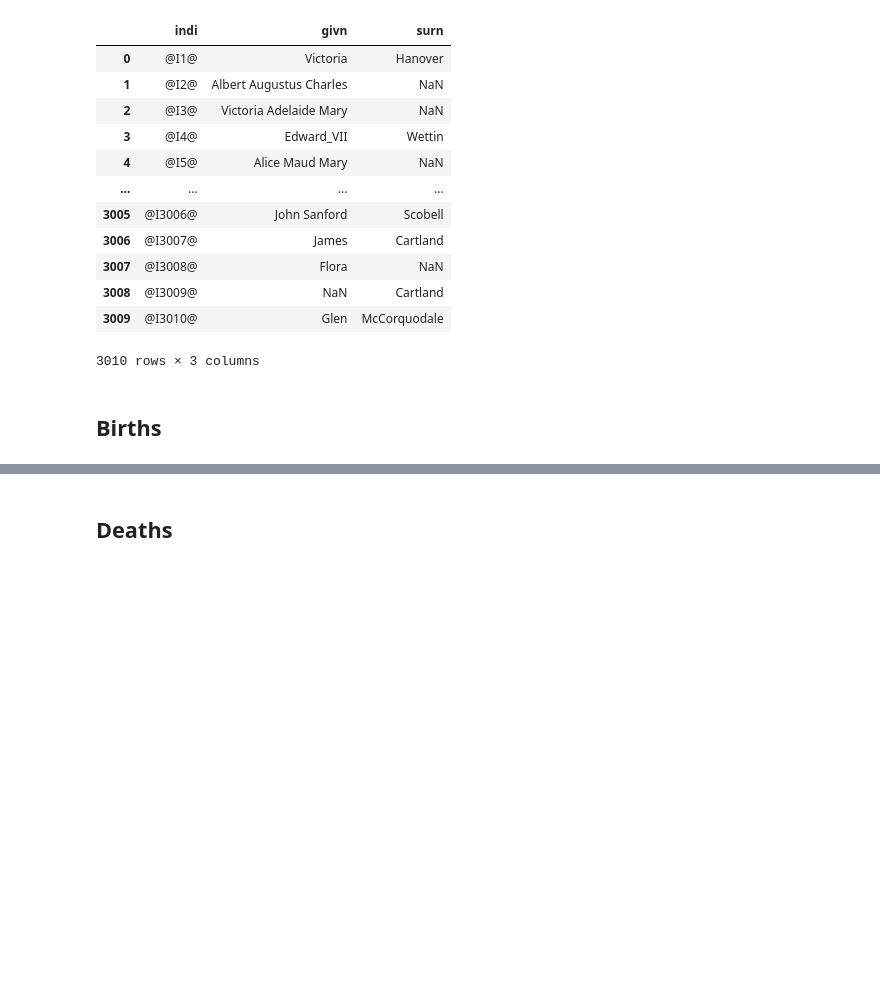
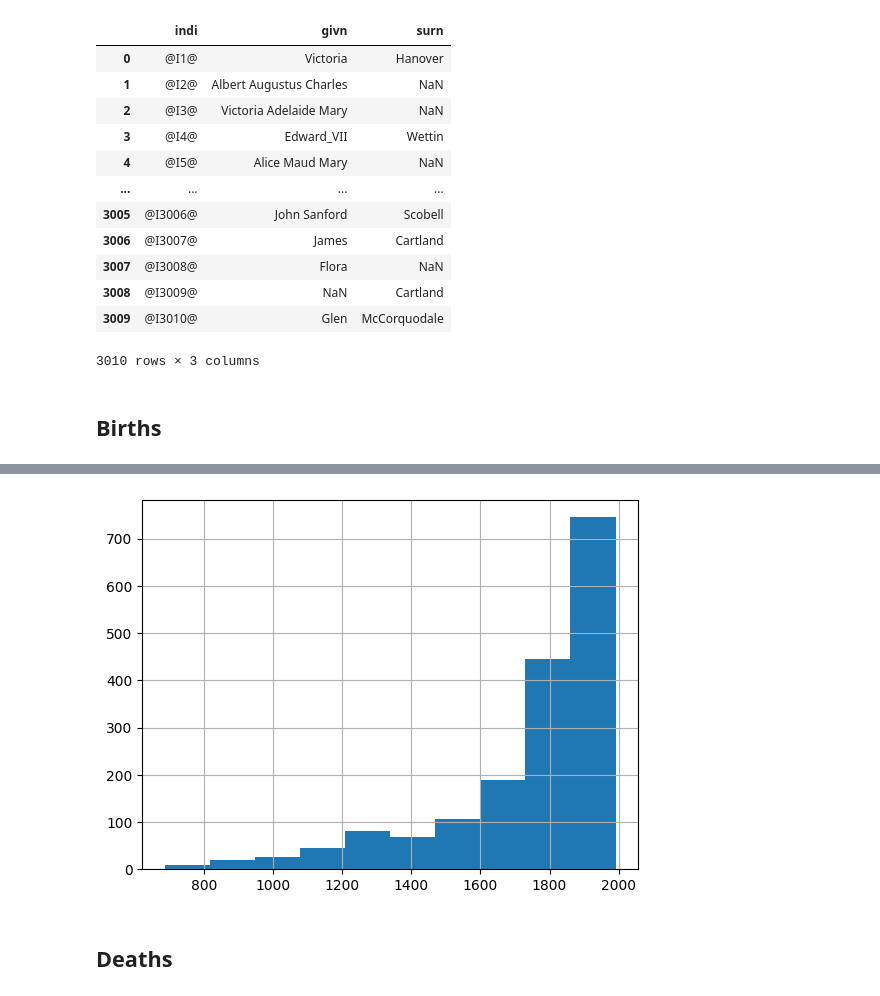
Before and after one commit to joehowells/timeline-gedcom, a Jupyter notebook: 1_data_extraction.ipynb, the cells around one changed output, grey strips where cells are left out. Saved outputs shown, nothing was run; the diff lists cells and outputs as text; code cells hidden in the pictures; blank space fills up the shorter version.

```diff
--- a/1_data_extraction.ipynb
+++ b/1_data_extraction.ipynb
@@ -83,3 +87,7 @@ df_birth
+# %%
+df_birth.year.hist();
+# %% [output]
+[figure, added]
 # %% [markdown]
 ## Deaths
 # %%
```
Also changed, not shown: parts of 6 cells of this notebook, 1 other file.
